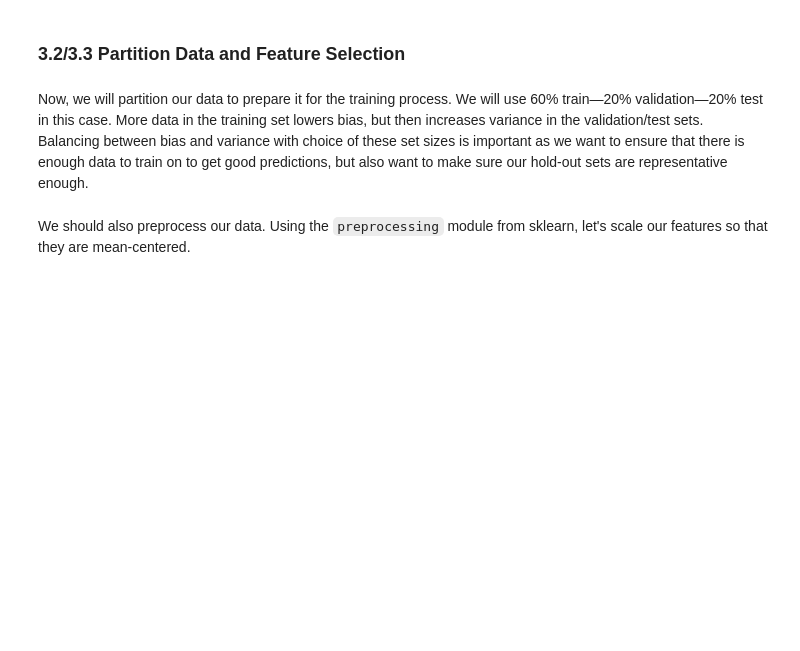
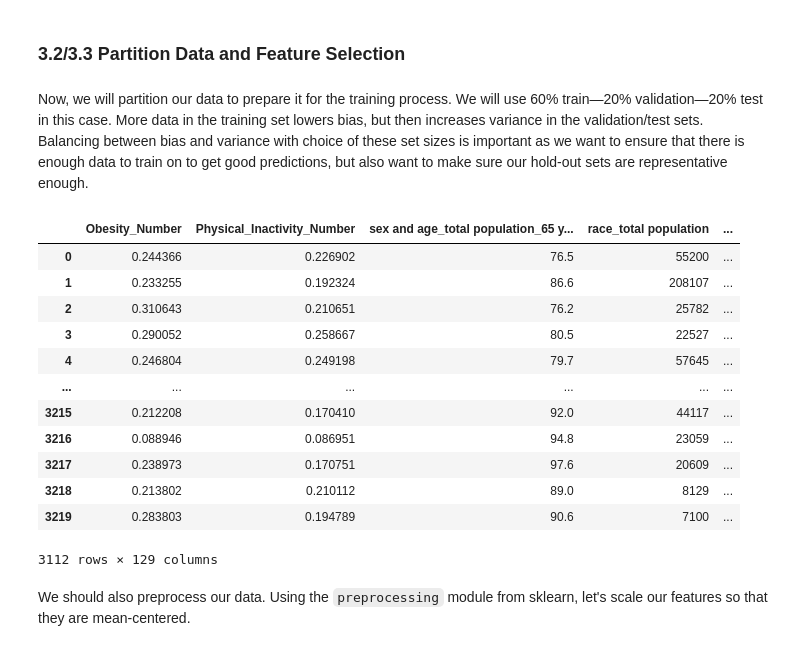
Before and after one commit to chasejstokes/CSS_Project2_Team7_Fall2022, a Jupyter notebook: Project 2 Students.ipynb, the cells around one changed output. Saved outputs shown, nothing was run; the diff lists cells and outputs as text; code cells hidden in the pictures; blank space fills up the shorter version.

```diff
--- a/Project 2 Students.ipynb
+++ b/Project 2 Students.ipynb
@@ -268,11 +277,26 @@ diabetes_clean = diabetes_clean.drop(filter_col, axis = 1)
 # %%
 from sklearn.model_selection import train_test_split
 
 # Set y
 y = diabetes_clean['Diabetes_Number']
 
 # X (everything except diabetes, our target)
 X_unprocessed = diabetes_clean.drop(labels = ['Diabetes_Number'], axis = 1)
+X_unprocessed
+# %% [output]
+|  | Obesity_Number | Physical_Inactivity_Number | sex and age_total population_65 y... | race_total population | ... |
+| 0 | 0.244366 | 0.226902 | 76.5 | 55200 | ... |
+| 1 | 0.233255 | 0.192324 | 86.6 | 208107 | ... |
+| 2 | 0.310643 | 0.210651 | 76.2 | 25782 | ... |
+| 3 | 0.290052 | 0.258667 | 80.5 | 22527 | ... |
+| 4 | 0.246804 | 0.249198 | 79.7 | 57645 | ... |
+| ... | ... | ... | ... | ... | ... |
+| 3215 | 0.212208 | 0.170410 | 92.0 | 44117 | ... |
+| 3216 | 0.088946 | 0.086951 | 94.8 | 23059 | ... |
+| 3217 | 0.238973 | 0.170751 | 97.6 | 20609 | ... |
+| 3218 | 0.213802 | 0.210112 | 89.0 | 8129 | ... |
+| 3219 | 0.283803 | 0.194789 | 90.6 | 7100 | ... |
+3112 rows × 129 columns
 # %% [markdown]
 We should also preprocess our data. Using the `preprocessing` module from sklearn, let's scale our features so that they are mean-centered.
 # %%
```
Also changed, not shown: parts of 6 cells of this notebook.
